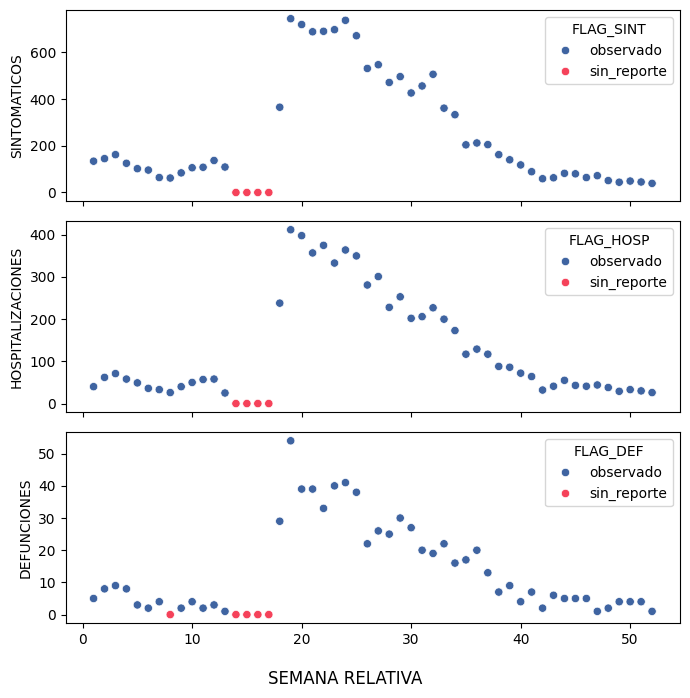
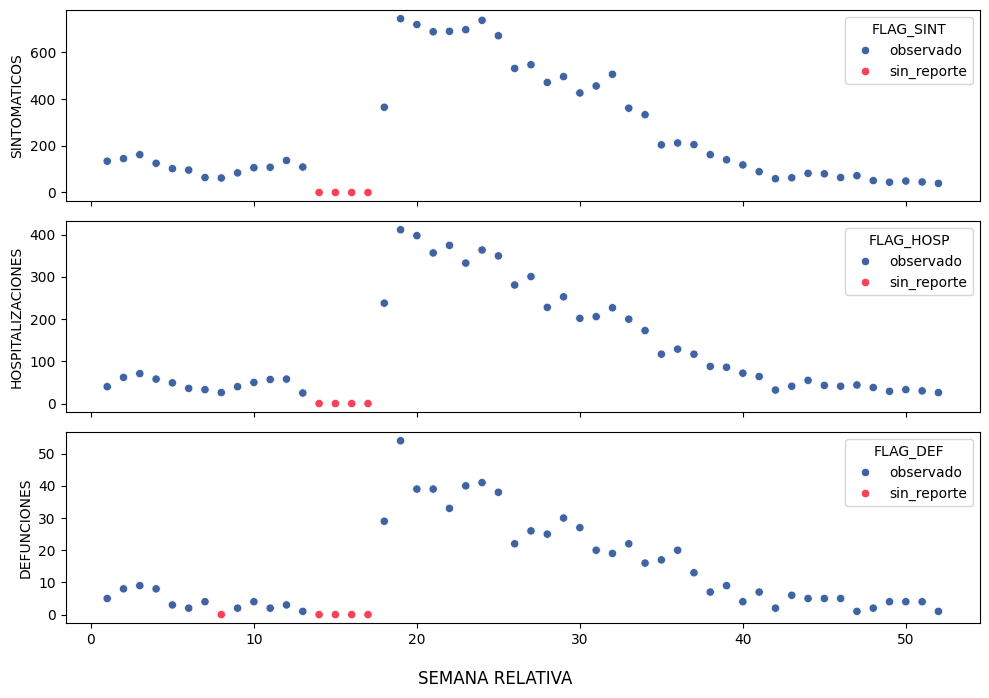
The change to this notebook cell's code, shown as a diff; its figure went from the first image to the second:
--- before
+++ after
@@ -1,3 +1,3 @@
-fig, ax = plt.subplots(3, figsize = (7,7))
+fig, ax = plt.subplots(3, figsize = (10,7))
 colors = ['#3f64a1', '#f5425a']
 

Commit: problema 3  c) casi completado